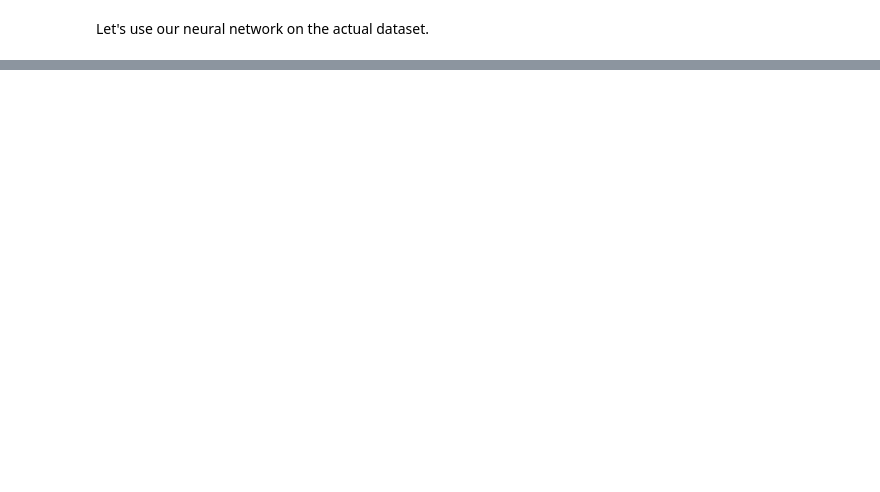
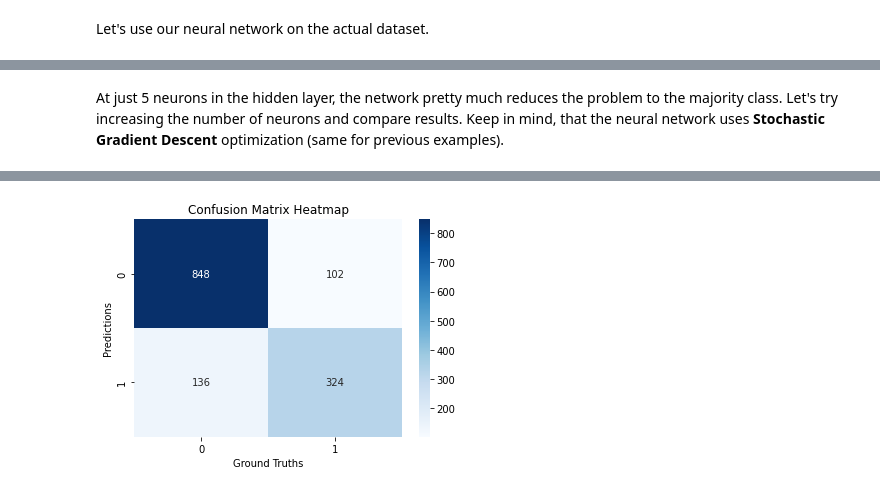
Before and after one commit to JakobSkornik/covid19-admission, a Jupyter notebook: main.ipynb, the cells around one changed output, grey strips where cells are left out. Cells and saved outputs as stored; diff of their text form; code cells hidden in the pictures; blank space fills up the shorter version.

Commit message:
Finished results

```diff
--- a/main.ipynb
+++ b/main.ipynb
@@ -520,0 +478,20 @@ AttributeError: module 'src.utilities' has no attribute 'visualize_custom'
+# %% [markdown]
+At just 5 neurons in the hidden layer, the network pretty much reduces the problem to the majority class. Let's try increasing the number of neurons and compare results. Keep in mind, that the neural network uses **Stochastic Gradient Descent** optimization (same for previous examples).
+# %%
+# Create a neural network
+basic128_covid = BasicNeuralNetwork(
+    input_size=X.shape[1],
+    output_size=2,
+    iterations=2500,
+    logs=True,
+    log_frequency=250,
+    alpha=0.01,
+    alpha_decay=0.0001,
+    layer_size=128
+)
+
+basic128_covid.train(X, y)
+basic128_covid_confusion_matrix = evaluate_custom(X, y, basic128_covid)
+
+visualize_custom(basic128_covid_confusion_matrix)
+# %% [output]
@@ -520,0 +515 @@ AttributeError: module 'src.utilities' has no attribute 'visualize_custom'
+[figure, added]
```
Also changed, not shown: parts of 89 cells of this notebook, 4 other files.
